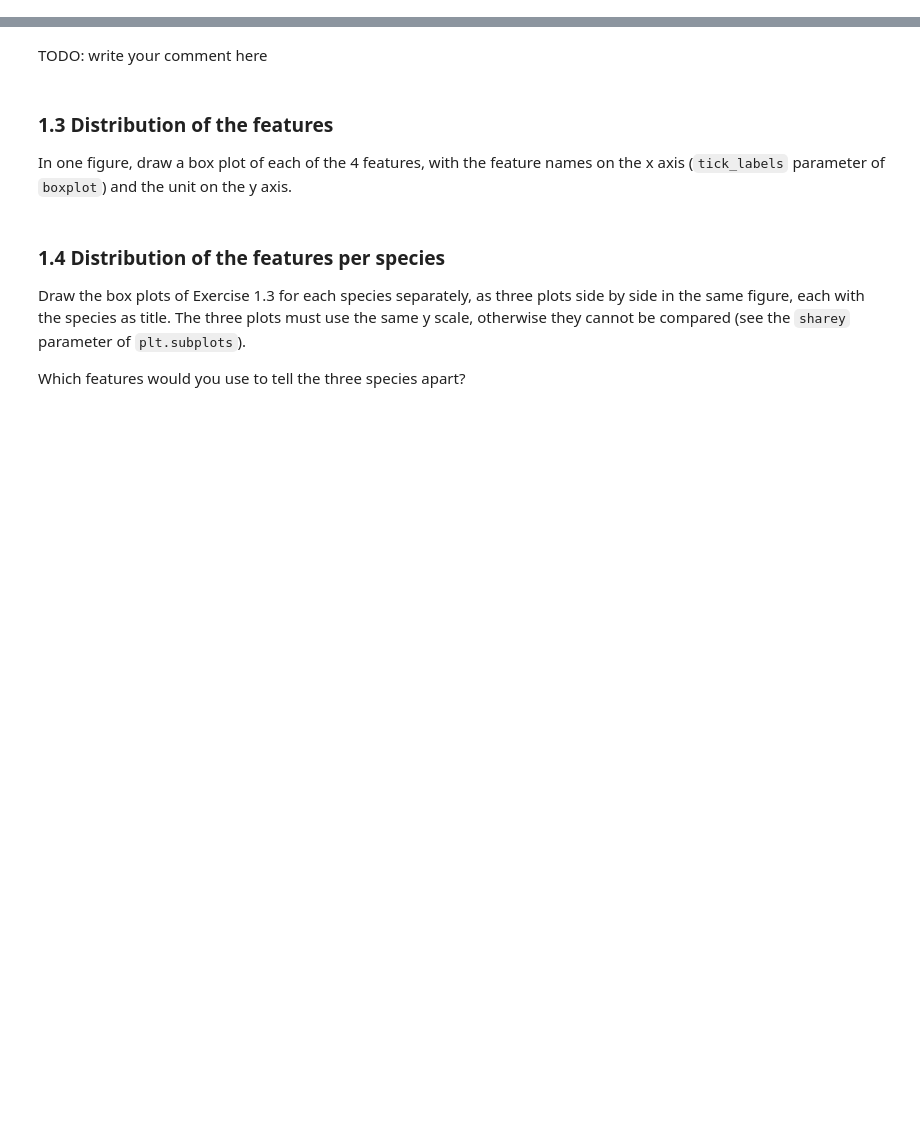
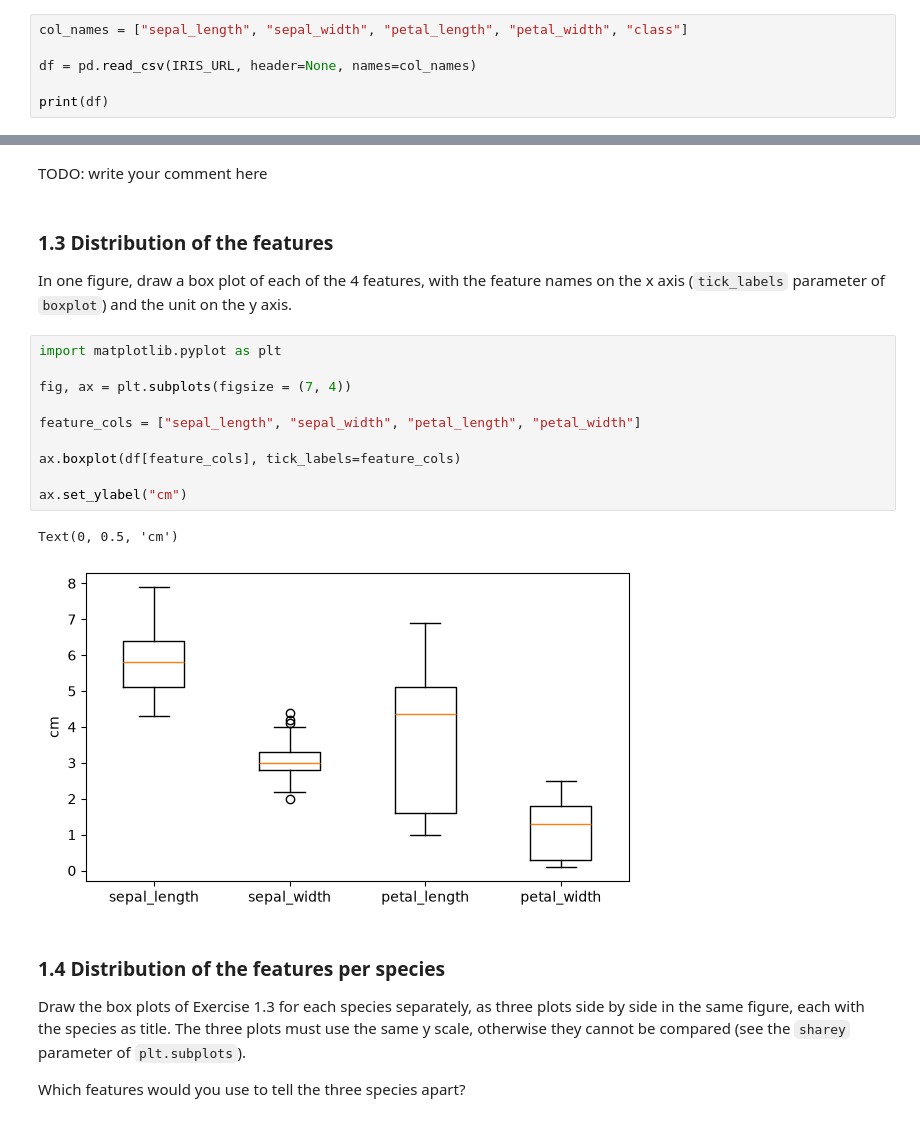
Before and after one commit to nikolasfas/ml4n-python, a Jupyter notebook: labs/lab2_numpy_and_pandas/lab2_numpy_and_pandas.ipynb, the cells around one changed output, grey strips where cells are left out. Saved outputs shown, nothing was run; the diff lists cells and outputs as text; blank space fills up the shorter version.

```diff
--- a/labs/lab2_numpy_and_pandas/lab2_numpy_and_pandas.ipynb
+++ b/labs/lab2_numpy_and_pandas/lab2_numpy_and_pandas.ipynb
@@ -100,3 +111,9 @@ In Lab 1 you loaded Iris as a list of lists and computed its statistics with loo
 Load `iris.csv` into a DataFrame `iris_df` whose columns are named `sepal_length`, `sepal_width`, `petal_length`, `petal_width` and `class` (see the `header` and `names` parameters of `pd.read_csv`).
 
 *Check*: the shape of `iris_df` is `(150, 5)`, and its first row is `5.1, 3.5, 1.4, 0.2, Iris-setosa`.
+# %%
+col_names = ["sepal_length", "sepal_width", "petal_length", "petal_width", "class"]
+
+df = pd.read_csv(IRIS_URL, header=None, names=col_names)
+
+print(df)
@@ -110,6 +160,19 @@ TODO: write your comment here
 # %% [markdown]
 ### 1.3 Distribution of the features
 In one figure, draw a box plot of each of the 4 features, with the feature names on the x axis (`tick_labels` parameter of `boxplot`) and the unit on the y axis.
+# %%
+import matplotlib.pyplot as plt
+
+fig, ax = plt.subplots(figsize = (7, 4))
+
+feature_cols = ["sepal_length", "sepal_width", "petal_length", "petal_width"]
+
+ax.boxplot(df[feature_cols], tick_labels=feature_cols)
+
+ax.set_ylabel("cm")
+# %% [output]
+Text(0, 0.5, 'cm')
+[figure, added]
 # %% [markdown]
 ### 1.4 Distribution of the features per species
 Draw the box plots of Exercise 1.3 for each species separately, as three plots side by side in the same figure, each with the species as title. The three plots must use the same y scale, otherwise they cannot be compared (see the `sharey` parameter of `plt.subplots`).
```
Also changed, not shown: parts of 7 cells of this notebook.
